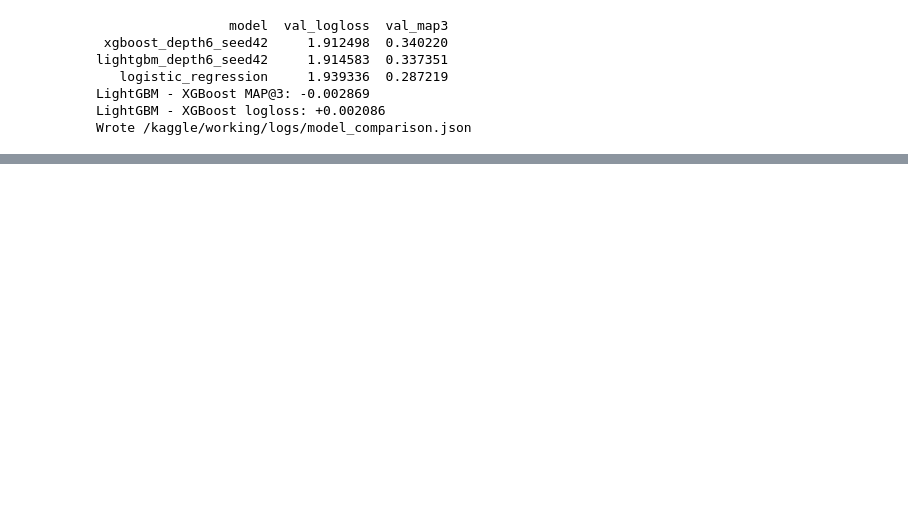
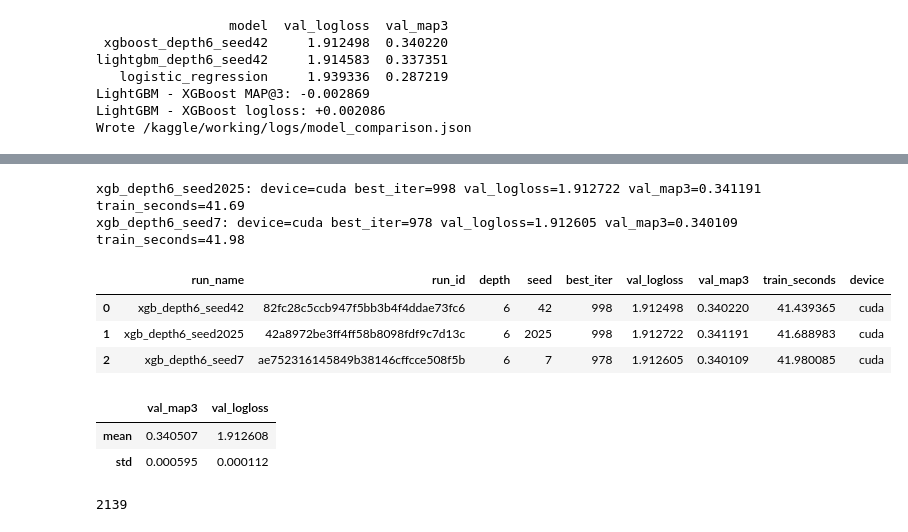
Before and after one commit to kalexrt/fertilizer_prediction, a Jupyter notebook: notebooks/fert_pred.ipynb, the cells around one changed output, grey strips where cells are left out. Saved outputs shown, nothing was run; the diff lists cells and outputs as text; code cells hidden in the pictures; blank space fills up the shorter version.

```diff
--- a/notebooks/fert_pred.ipynb
+++ b/notebooks/fert_pred.ipynb
@@ -1221,0 +1515,38 @@ Wrote /kaggle/working/logs/model_comparison.json
+# %%
+for seed in SEEDS:
+    if (best_depth, seed) not in XGB_RESULTS:
+        XGB_RESULTS[(best_depth, seed)] = run_xgb(
+            best_depth, seed, f"xgb_depth{best_depth}_seed{seed}"
+        )
+
+seed_table = pd.DataFrame(
+    [run_summary(XGB_RESULTS[(best_depth, seed)]) for seed in SEEDS]
+)
+seed_stats = seed_table[["val_map3", "val_logloss"]].agg(["mean", "std"])
+display(seed_table)
+display(seed_stats)
+
+seed_table.to_csv(LOGS / "xgb_seed_runs.csv", index=False)
+(LOGS / "xgb_tuning_summary.json").write_text(
+    json.dumps(
+        {
+            "fast_dev": FAST_DEV,
+            "depth_search": depth_table.to_dict("records"),
+            "selected_depth": best_depth,
+            "seed_runs": seed_table.to_dict("records"),
+            "seed_stats": seed_stats.to_dict(),
+        },
+        indent=2,
+    ) + "\n"
+)
+# %% [output]
+xgb_depth6_seed2025: device=cuda best_iter=998 val_logloss=1.912722 val_map3=0.341191 train_seconds=41.69
+xgb_depth6_seed7: device=cuda best_iter=978 val_logloss=1.912605 val_map3=0.340109 train_seconds=41.98
+|  | run_name | run_id | depth | seed | best_iter | val_logloss | val_map3 | train_seconds | device |
+| 0 | xgb_depth6_seed42 | 82fc28c5ccb947f5bb3b4f4ddae73fc6 | 6 | 42 | 998 | 1.912498 | 0.340220 | 41.439365 | cuda |
+| 1 | xgb_depth6_seed2025 | 42a8972be3ff4ff58b8098fdf9c7d13c | 6 | 2025 | 998 | 1.912722 | 0.341191 | 41.688983 | cuda |
+| 2 | xgb_depth6_seed7 | ae752316145849b38146cffcce508f5b | 6 | 7 | 978 | 1.912605 | 0.340109 | 41.980085 | cuda |
+|  | val_map3 | val_logloss |
+| mean | 0.340507 | 1.912608 |
+| std | 0.000595 | 0.000112 |
+2139
```
Also changed, not shown: parts of 17 cells of this notebook, 19 other files.
